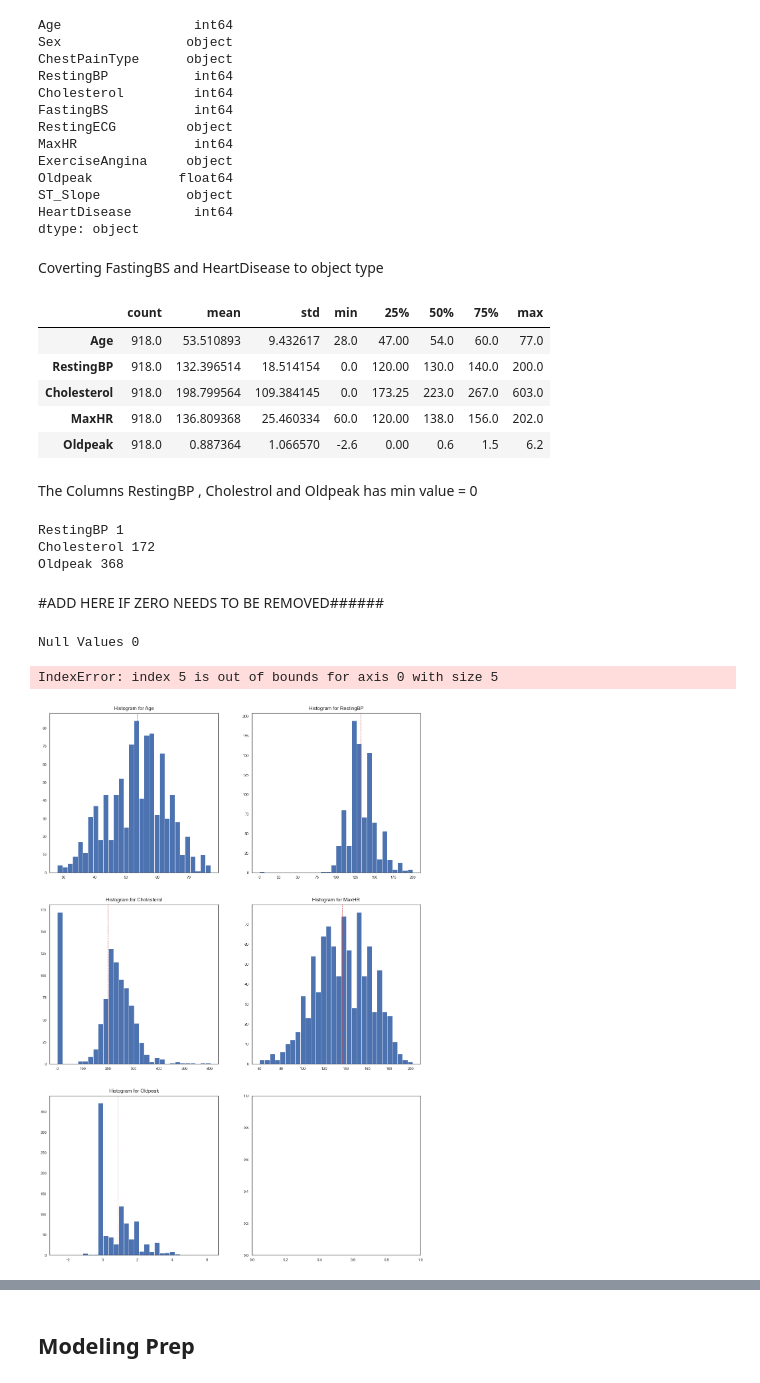
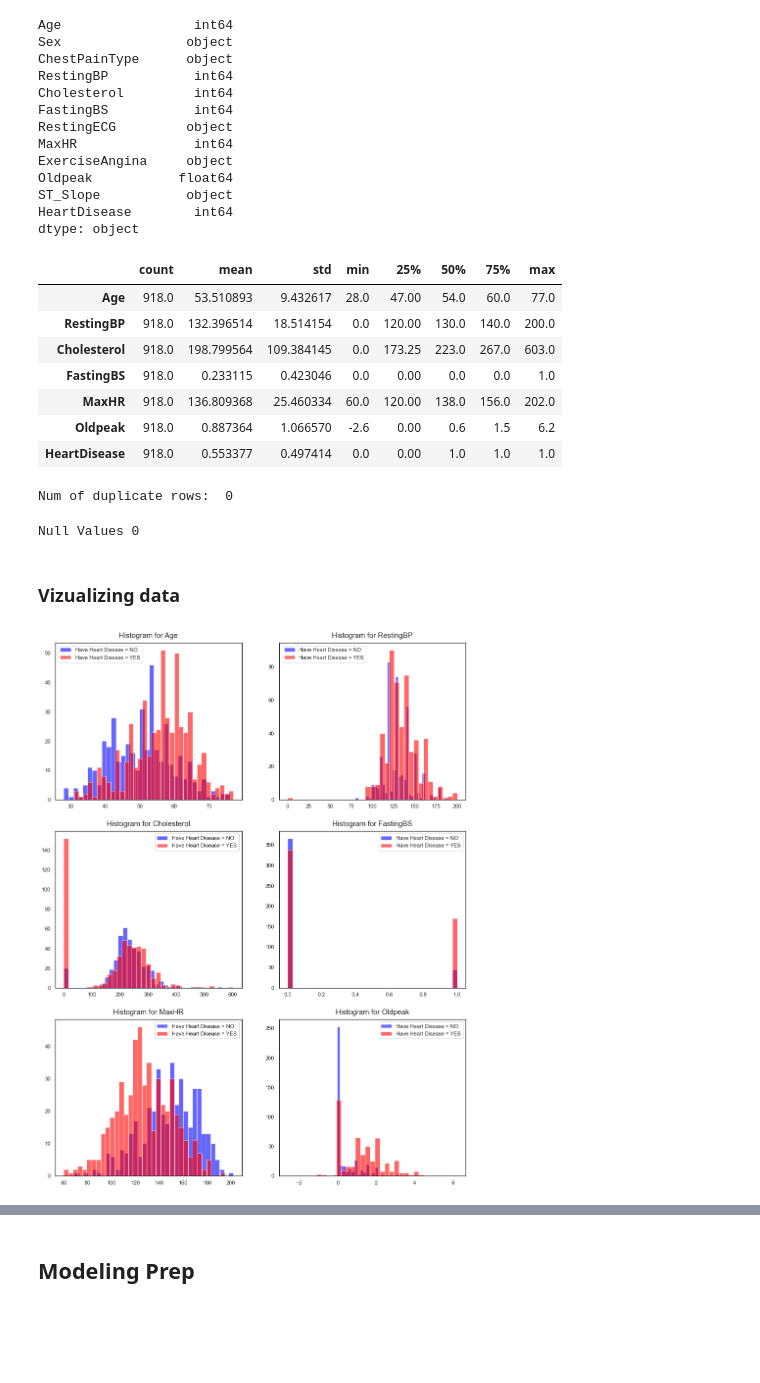
Before and after one commit to ShivaniTyagi1206/Heart-Disease-Classification-Models, a Jupyter notebook: Code/Heart Disease Classification Models.ipynb, the cells around one changed output, grey strips where cells are left out. Saved outputs shown, nothing was run; the diff lists cells and outputs as text; code cells hidden in the pictures; blank space fills up the shorter version.

```diff
--- a/Code/Heart Disease Classification Models.ipynb
+++ b/Code/Heart Disease Classification Models.ipynb
@@ -152,11 +150,6 @@ Oldpeak           float64
 ST_Slope           object
 HeartDisease        int64
 dtype: object
-# %% [markdown]
-Coverting FastingBS and HeartDisease to object type
-# %%
-df['FastingBS'] = df['FastingBS'].astype(str)
-df['HeartDisease'] = df['HeartDisease'].astype(str)
 # %%
 # Summary of all numerical columns
 df.describe().T
@@ -165,36 +158,32 @@ df.describe().T
 | Age | 918.0 | 53.510893 | 9.432617 | 28.0 | 47.00 | 54.0 | 60.0 | 77.0 |
 | RestingBP | 918.0 | 132.396514 | 18.514154 | 0.0 | 120.00 | 130.0 | 140.0 | 200.0 |
 | Cholesterol | 918.0 | 198.799564 | 109.384145 | 0.0 | 173.25 | 223.0 | 267.0 | 603.0 |
+| FastingBS | 918.0 | 0.233115 | 0.423046 | 0.0 | 0.00 | 0.0 | 0.0 | 1.0 |
 | MaxHR | 918.0 | 136.809368 | 25.460334 | 60.0 | 120.00 | 138.0 | 156.0 | 202.0 |
 | Oldpeak | 918.0 | 0.887364 | 1.066570 | -2.6 | 0.00 | 0.6 | 1.5 | 6.2 |
+| HeartDisease | 918.0 | 0.553377 | 0.497414 | 0.0 | 0.00 | 1.0 | 1.0 | 1.0 |
-# %% [markdown]
-The Columns RestingBP , Cholestrol and Oldpeak has min value = 0
-# %%
-# Number of rows having value zero
-print("RestingBP",len(df.loc[df['RestingBP' ] == 0]))
-print("Cholesterol",len(df.loc[df['Cholesterol' ] == 0]))
-print("Oldpeak",len(df.loc[df['Oldpeak' ] == 0]))
-# %% [output]
-RestingBP 1
-Cholesterol 172
-Oldpeak 368
-# %% [markdown]
-#ADD HERE IF ZERO NEEDS TO BE REMOVED######
+# %%
+# Checking for Duplicates
+print("Num of duplicate rows: ", len(df[df.duplicated()]))
+# %% [output]
+Num of duplicate rows:  0
 # %%
 # Checking for null values in each column
 print("Null Values", df.isnull().sum().sum())
 # %% [output]
 Null Values 0
+# %% [markdown]
+### Vizualizing data
 # %%
 # Visualizing Numerical Columns
 ncol = df.columns[df.dtypes !='object'].values
-fig, axes= plt.subplots(nrows=3, ncols=2, figsize = (20,30))
+fig, axes= plt.subplots(nrows=3, ncols=2, figsize = (15,20))
 
 for i, x in enumerate(axes.flat):
-    col = ncol[i]
-    df[col].hist(bins=30, ax=x, grid=False)
-    x.set_title(f"Histogram for {col}", size = 15, pad = 10)
-    x.axvline(df[col].mean(), color='r', linestyle='dashed', linewidth=1)
+    column = ncol[i]
+    df[df['HeartDisease'] == 0][column].hist(bins=35,ax=x, grid=False, color='blue', label='Have Heart Disease = NO', alpha=0.6)
+    df[df['HeartDisease'] == 1][column].hist(bins=35,ax=x, grid=False, color='red', label='Have Heart Disease = YES', alpha=0.6)
+    x.set_title(f"Histogram for {column}", size = 15, pad = 10)
+    x.legend()
 # %% [output]
-IndexError: index 5 is out of bounds for axis 0 with size 5
-[figure, old version]
+[figure, new version]
```
Also changed, not shown: parts of 31 cells of this notebook.
